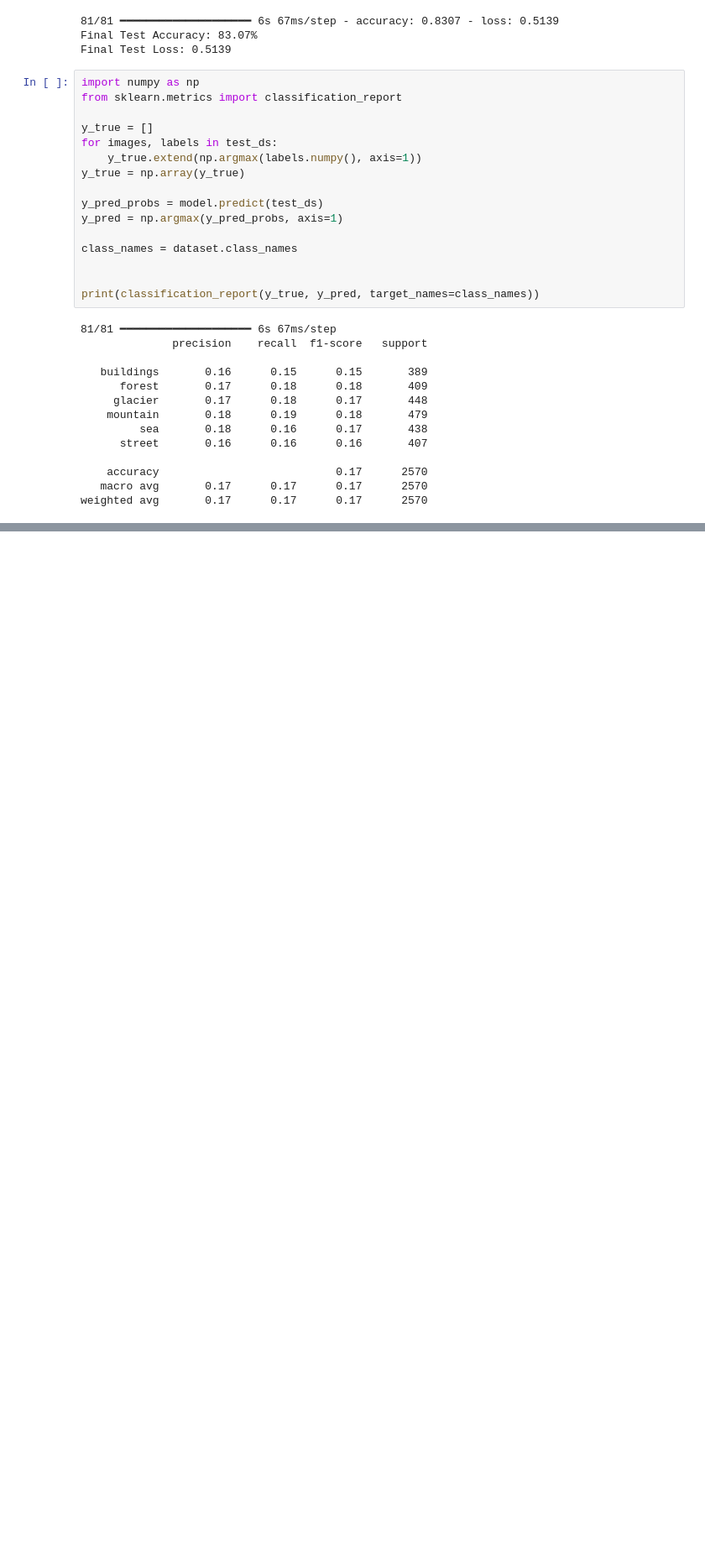
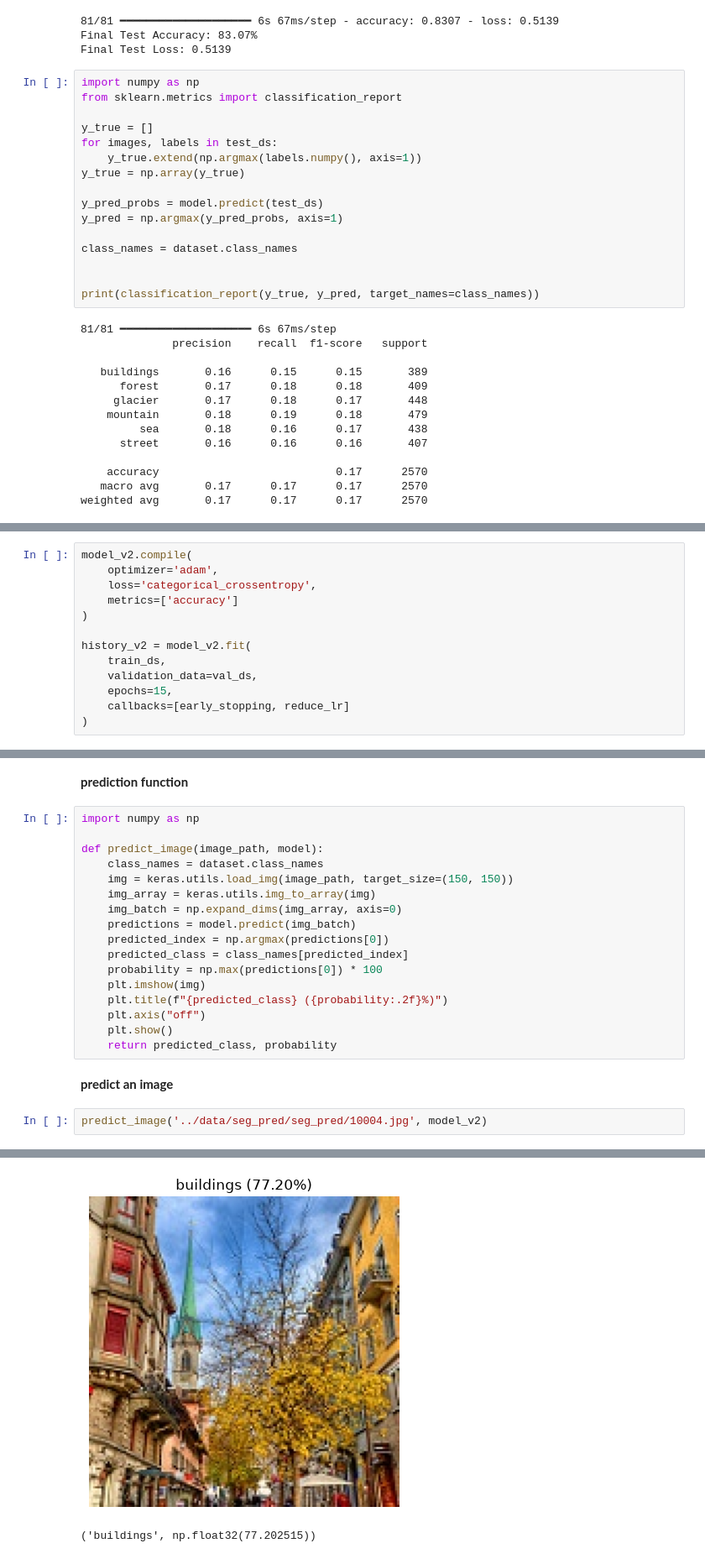
Before and after one commit to imadprogram/image-detection, a Jupyter notebook: notebooks/preprocessing.ipynb, the cells around one changed output, grey strips where cells are left out. Shown at 84% size. Drawn from its saved outputs; the diff is of its cells as text; blank space fills up the shorter version.

Commit message:
feat: complete step 6 (improvement with GlobalAvgPool) and step 7 (model saving and prediction)

```diff
--- a/notebooks/preprocessing.ipynb
+++ b/notebooks/preprocessing.ipynb
@@ -247,0 +289,13 @@ weighted avg       0.17      0.17      0.17      2570
+# %%
+model_v2.compile(
+    optimizer='adam',
+    loss='categorical_crossentropy',
+    metrics=['accuracy']
+)
+
+history_v2 = model_v2.fit(
+    train_ds,
+    validation_data=val_ds,
+    epochs=15,
+    callbacks=[early_stopping, reduce_lr]
+)
@@ -247,0 +334,24 @@ weighted avg       0.17      0.17      0.17      2570
+# %% [markdown]
+**prediction function**
+# %%
+import numpy as np
+
+def predict_image(image_path, model):
+    class_names = dataset.class_names
+    img = keras.utils.load_img(image_path, target_size=(150, 150))
+    img_array = keras.utils.img_to_array(img)
+    img_batch = np.expand_dims(img_array, axis=0)
+    predictions = model.predict(img_batch)
+    predicted_index = np.argmax(predictions[0])
+    predicted_class = class_names[predicted_index]
+    probability = np.max(predictions[0]) * 100
+    plt.imshow(img)
+    plt.title(f"{predicted_class} ({probability:.2f}%)")
+    plt.axis("off")
+    plt.show()
+    return predicted_class, probability
+# %% [markdown]
+**predict an image**
+# %%
+predict_image('../data/seg_pred/seg_pred/10004.jpg', model_v2)
+# %% [output]
@@ -247,0 +359,2 @@ weighted avg       0.17      0.17      0.17      2570
+[figure, added]
+('buildings', np.float32(77.202515))
```
Also changed, not shown: parts of 14 cells of this notebook.
